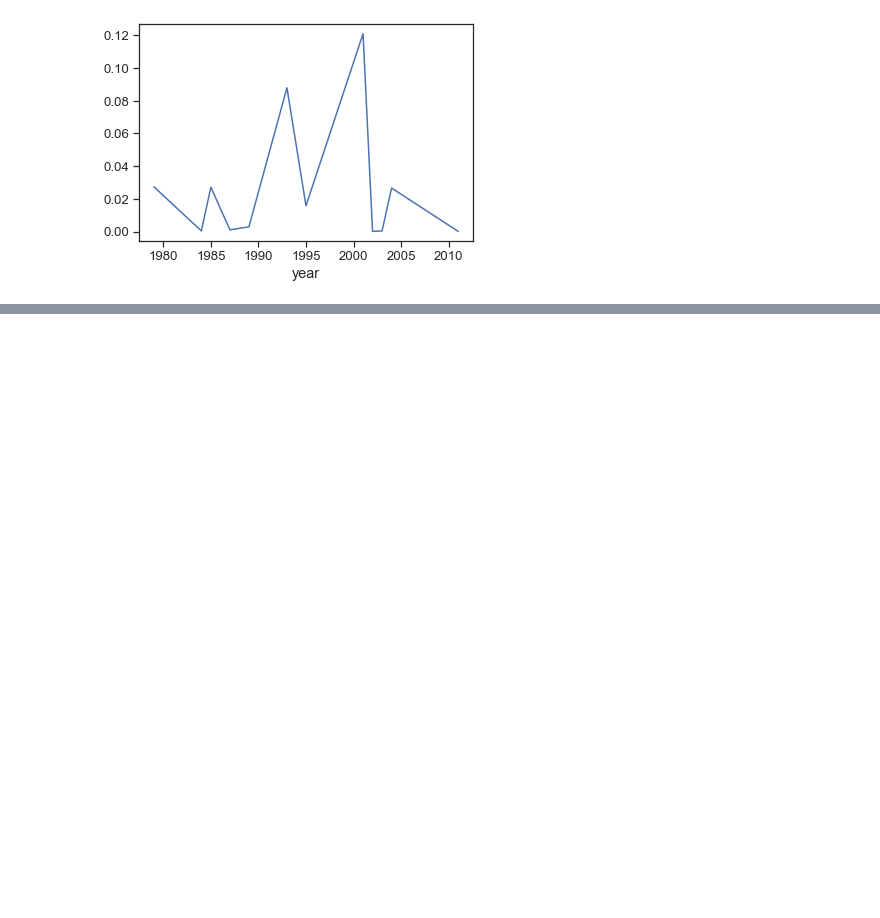
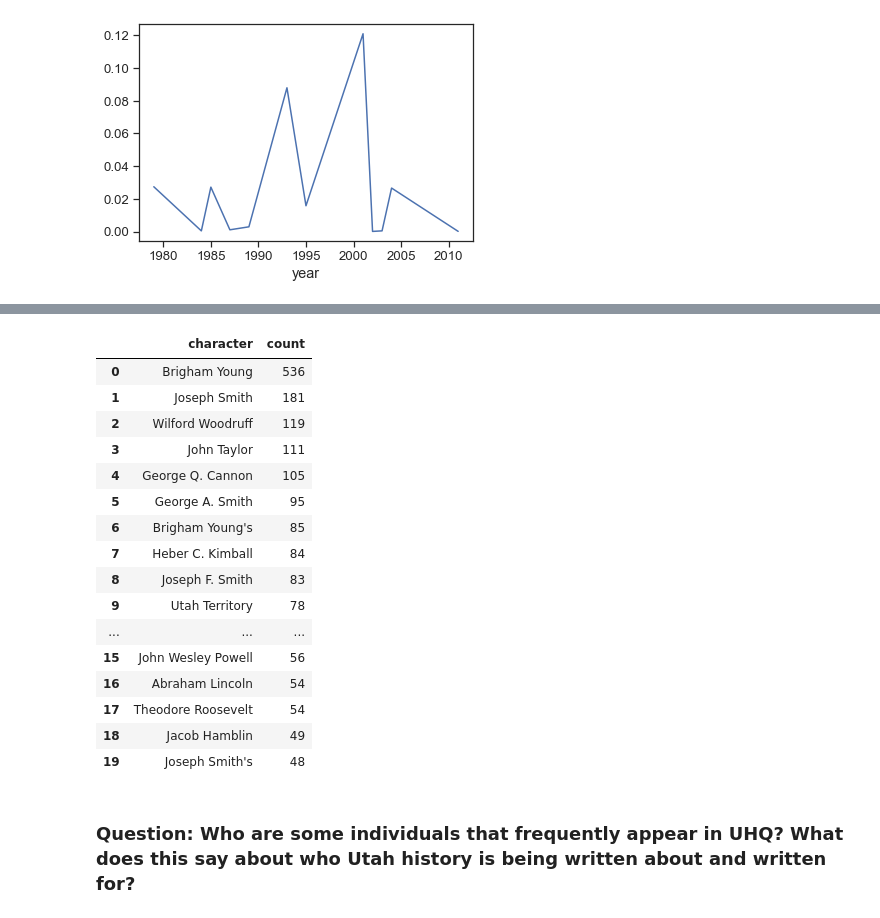
Before and after one commit to sdstewart/utah_digital_history_2022, a Jupyter notebook: text_analysis.ipynb, the cells around one changed output, grey strips where cells are left out. Drawn from its saved outputs; the diff is of its cells as text; code cells hidden in the pictures; blank space fills up the shorter version.

```diff
--- a/text_analysis.ipynb
+++ b/text_analysis.ipynb
@@ -562,0 +601,3 @@ output[topic_num].plot()
+# %%
+text = df.text.tolist()[0]
+document = nlp(text)
@@ -562,0 +608,3 @@ output[topic_num].plot()
+# %%
+for named_entity in document.ents:
+    print(named_entity, named_entity.label_)
@@ -562,0 +629,5 @@ output[topic_num].plot()
+# %%
+for named_entity in document.ents:
+    if named_entity.label_ == "PERSON":
+        if len(named_entity.text.split(' ')) > 1:
+            print(named_entity)
@@ -562,0 +652,19 @@ output[topic_num].plot()
+# %%
+texts = df[df['text'].notna()].text.tolist()
+people = []
+
+for t in texts:
+    sub_people = []
+    document = nlp(t)
+    for named_entity in document.ents:
+        if named_entity.label_ == "PERSON":
+            if len(named_entity.text.split(' ')) > 1:
+                if named_entity.text not in sub_people:
+                    sub_people.append(named_entity.text)
+    for sp in sub_people:
+        people.append(sp)
+
+people_tally = Counter(people)
+
+people_df = pd.DataFrame(people_tally.most_common(), columns=['character', 'count'])
+people_df
@@ -562,0 +685,22 @@ output[topic_num].plot()
+# %%
+people_df[:20]
+# %% [output]
+|  | character | count |
+| 0 | Brigham Young | 536 |
+| 1 | Joseph Smith | 181 |
+| 2 | Wilford Woodruff | 119 |
+| 3 | John Taylor | 111 |
+| 4 | George Q. Cannon | 105 |
+| 5 | George A. Smith | 95 |
+| 6 | Brigham Young's | 85 |
+| 7 | Heber C. Kimball | 84 |
+| 8 | Joseph F. Smith | 83 |
+| 9 | Utah Territory | 78 |
+| ... | ... | ... |
+| 15 | John Wesley Powell | 56 |
+| 16 | Abraham Lincoln | 54 |
+| 17 | Theodore Roosevelt | 54 |
+| 18 | Jacob Hamblin | 49 |
+| 19 | Joseph Smith's | 48 |
+# %% [markdown]
+### Question: Who are some individuals that frequently appear in UHQ? What does this say about who Utah history is being written about and written for?
```
Also changed, not shown: parts of 21 cells of this notebook, 1 other file.
